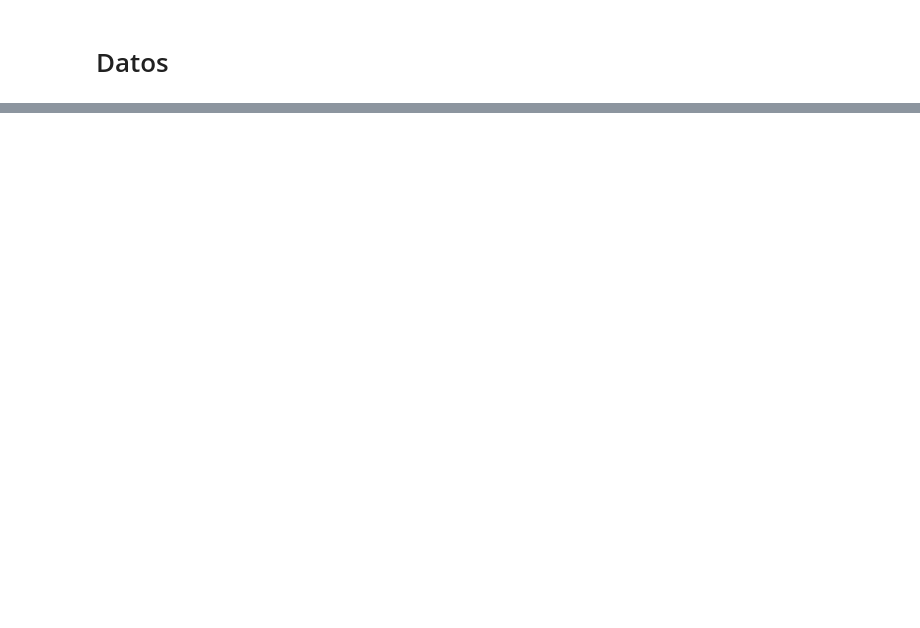
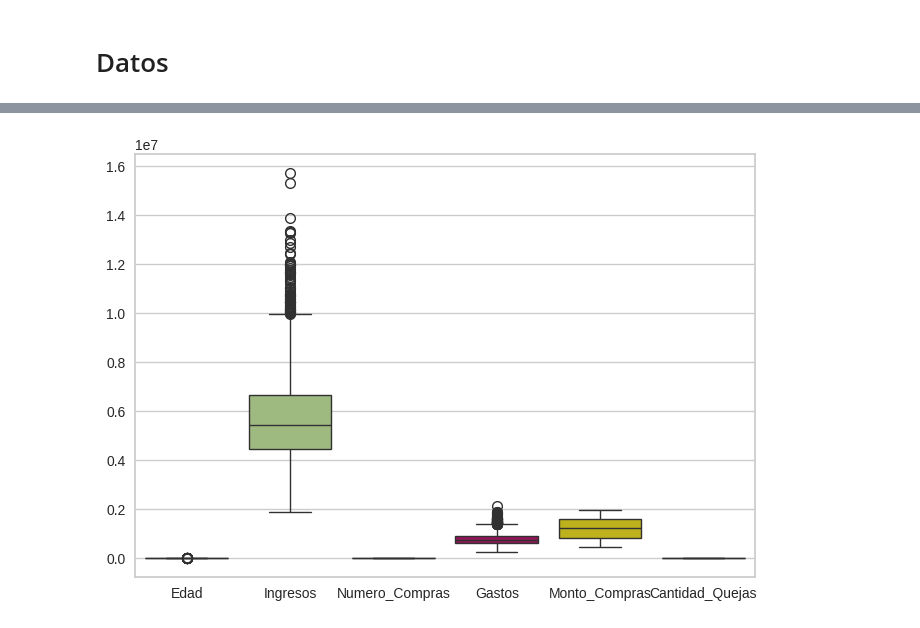
Before and after one commit to jmvegama/ML, a Jupyter notebook: Clustering.ipynb, the cells around one changed output, grey strips where cells are left out. Saved outputs shown, nothing was run; the diff lists cells and outputs as text; code cells hidden in the pictures; blank space fills up the shorter version.

```diff
--- a/Clustering.ipynb
+++ b/Clustering.ipynb
@@ -531,0 +138,5 @@ centros_transformados
+# %%
+sns.boxplot(data=datos)
+plt.show()
+# %% [output]
+[figure, added]
```
Also changed, not shown: parts of 109 cells of this notebook.
